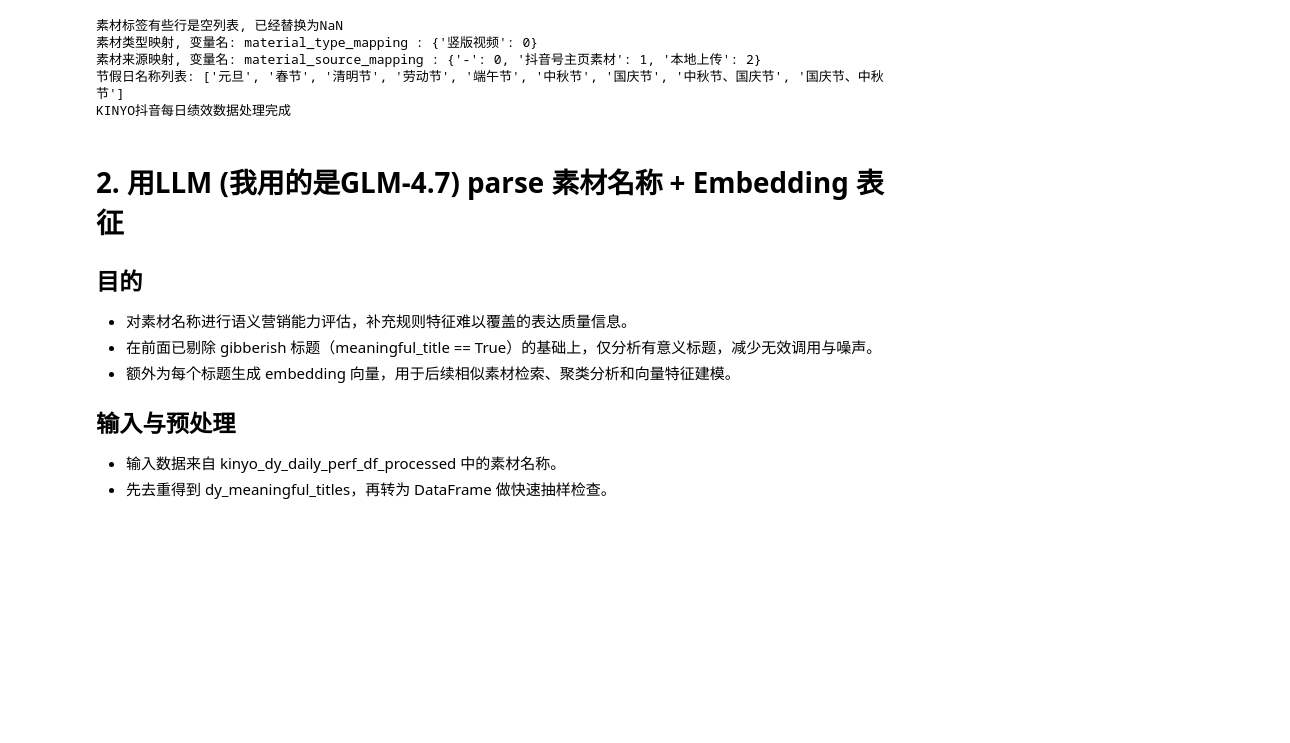
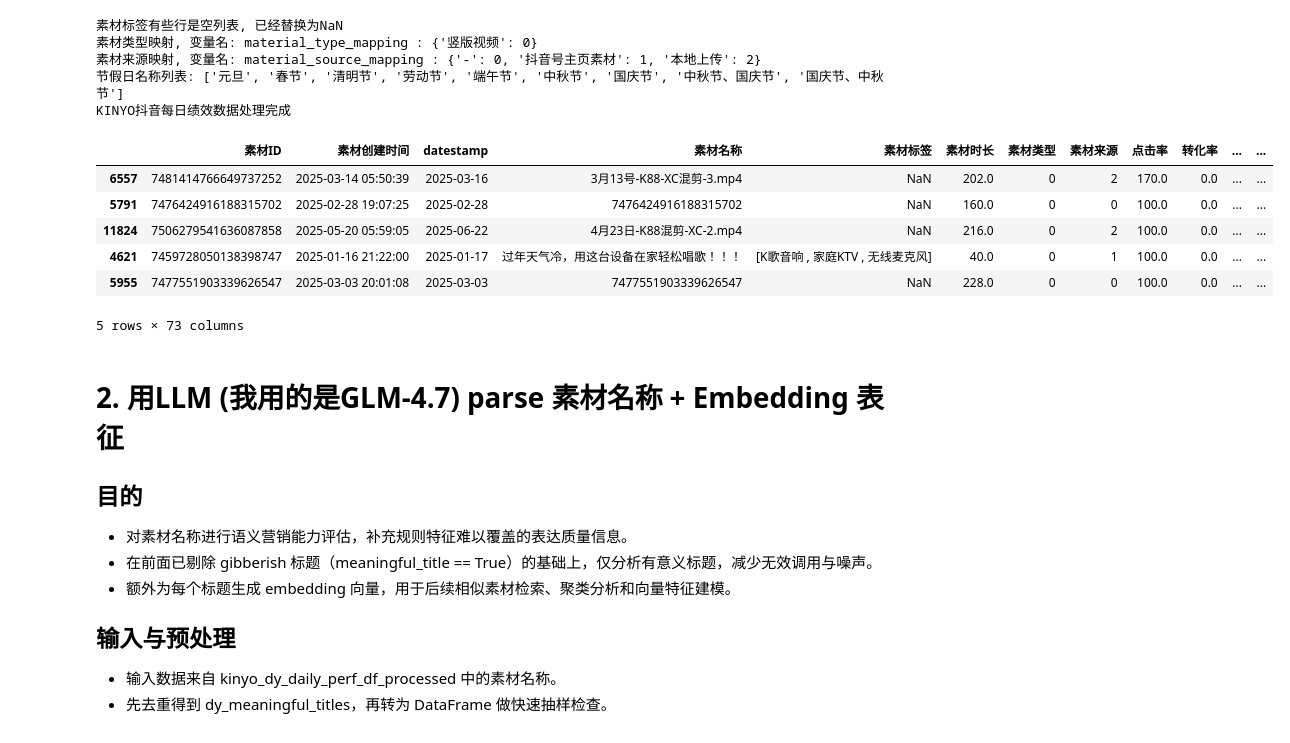
Before and after one commit to leah374/KINYO_Project, a Jupyter notebook: Analysis/Week2_Task1.ipynb, the cells around one changed output. Cells and saved outputs as stored; diff of their text form; code cells hidden in the pictures; blank space fills up the shorter version.

```diff
--- a/Analysis/Week2_Task1.ipynb
+++ b/Analysis/Week2_Task1.ipynb
@@ -283,6 +283,16 @@ dtype: int64
 素材来源映射, 变量名: material_source_mapping : {'-': 0, '抖音号主页素材': 1, '本地上传': 2}
 节假日名称列表: ['元旦', '春节', '清明节', '劳动节', '端午节', '中秋节', '国庆节', '中秋节、国庆节', '国庆节、中秋节']
 KINYO抖音每日绩效数据处理完成
+# %%
+kinyo_dy_daily_perf_df_processed.sort_values(by='点击率', ascending=False).head()
+# %% [output]
+|  | 素材ID | 素材创建时间 | datestamp | 素材名称 | 素材标签 | 素材时长 | 素材类型 | 素材来源 | 点击率 | 转化率 | ... | ... |
+| 6557 | 7481414766649737252 | 2025-03-14 05:50:39 | 2025-03-16 | 3月13号-K88-XC混剪-3.mp4 | NaN | 202.0 | 0 | 2 | 170.0 | 0.0 | ... | ... |
+| 5791 | 7476424916188315702 | 2025-02-28 19:07:25 | 2025-02-28 | 7476424916188315702 | NaN | 160.0 | 0 | 0 | 100.0 | 0.0 | ... | ... |
+| 11824 | 7506279541636087858 | 2025-05-20 05:59:05 | 2025-06-22 | 4月23日-K88混剪-XC-2.mp4 | NaN | 216.0 | 0 | 2 | 100.0 | 0.0 | ... | ... |
+| 4621 | 7459728050138398747 | 2025-01-16 21:22:00 | 2025-01-17 | 过年天气冷，用这台设备在家轻松唱歌！！！ | [K歌音响 , 家庭KTV , 无线麦克风] | 40.0 | 0 | 1 | 100.0 | 0.0 | ... | ... |
+| 5955 | 7477551903339626547 | 2025-03-03 20:01:08 | 2025-03-03 | 7477551903339626547 | NaN | 228.0 | 0 | 0 | 100.0 | 0.0 | ... | ... |
+5 rows × 73 columns
 # %% [markdown]
 # 2. 用LLM (我用的是GLM-4.7) parse 素材名称 + Embedding 表征
 ## 目的
```
Also changed, not shown: 1 other file.
